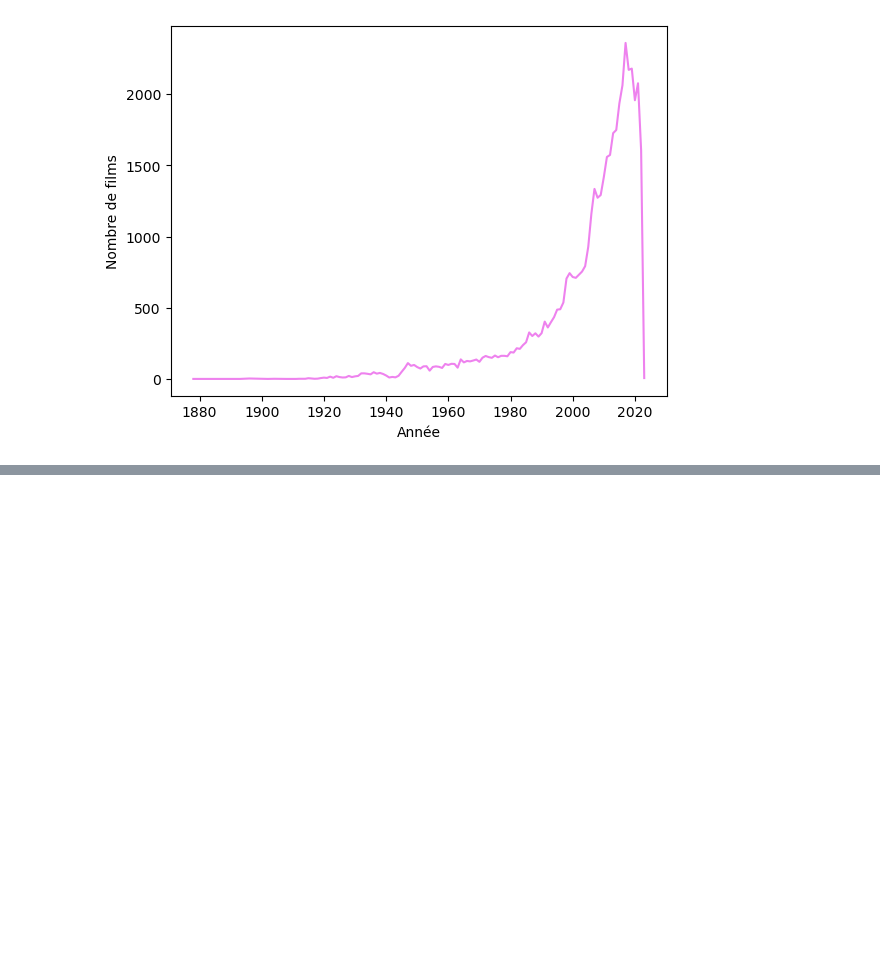
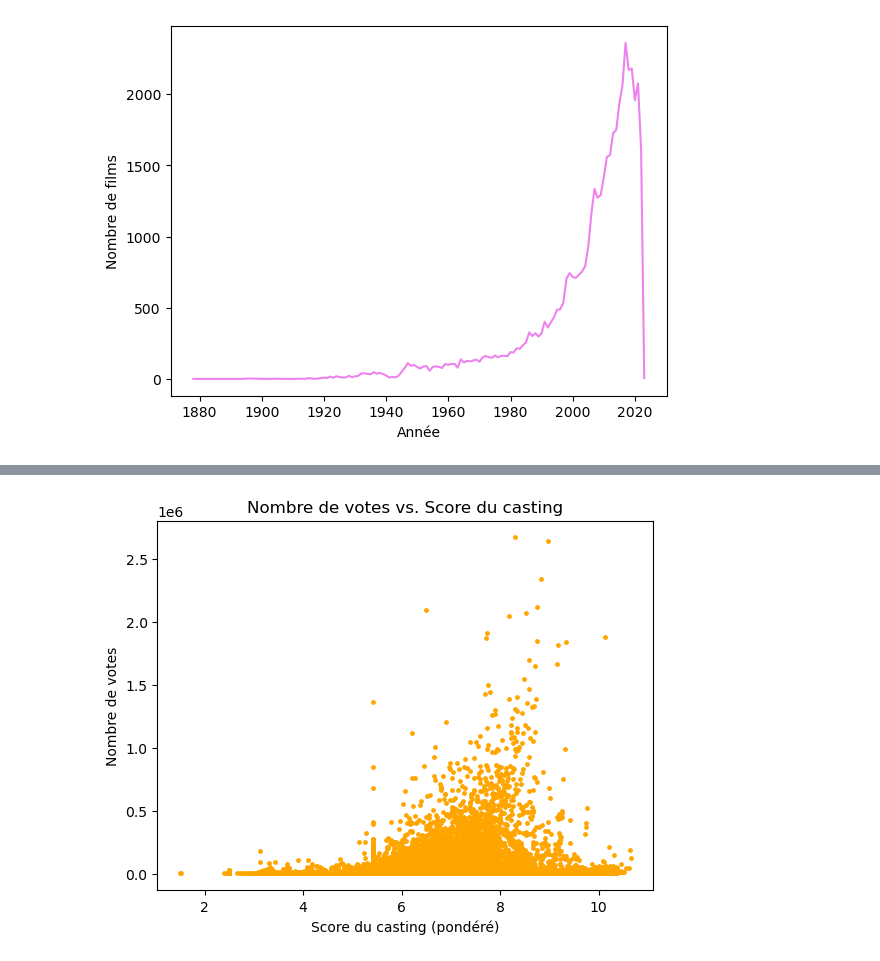
Before and after one commit to Jeremstar/Projet-de-DINGUE, a Jupyter notebook: Notebook/Scrap_IMDb.ipynb, the cells around one changed output, grey strips where cells are left out. Saved outputs shown, nothing was run; the diff lists cells and outputs as text; code cells hidden in the pictures; blank space fills up the shorter version.

```diff
--- a/Notebook/Scrap_IMDb.ipynb
+++ b/Notebook/Scrap_IMDb.ipynb
@@ -573,0 +699,10 @@ plt.show()
+# %%
+#plot pour voir une corrélation
+df_fusionné.plot(x='score_acteur', y='Nombre_de_votes', kind='scatter', s=6, c='orange')
+plt.title("Nombre de votes vs. Score du casting")
+plt.xlabel("Score du casting (pondéré)")
+plt.ylabel("Nombre de votes")
+plt.show()
+#conclure qu'il faudrait exclure les films où il n'y a que des nouveaux acteurs
+# %% [output]
+[figure, added]
```
Also changed, not shown: parts of 23 cells of this notebook.
